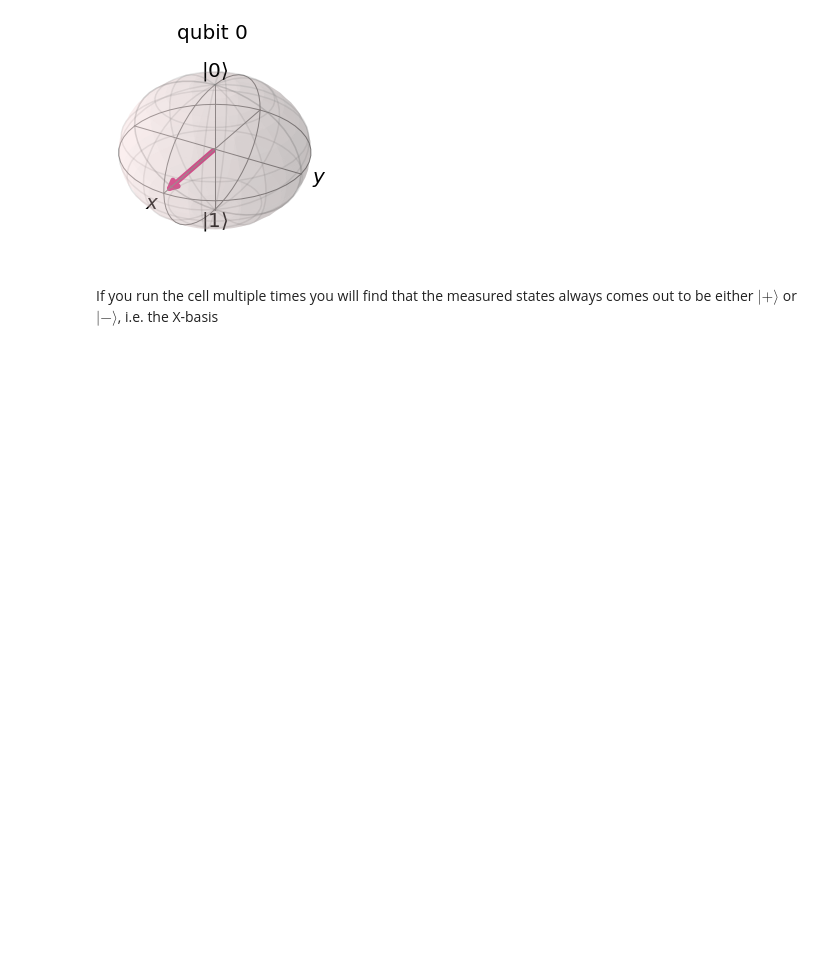
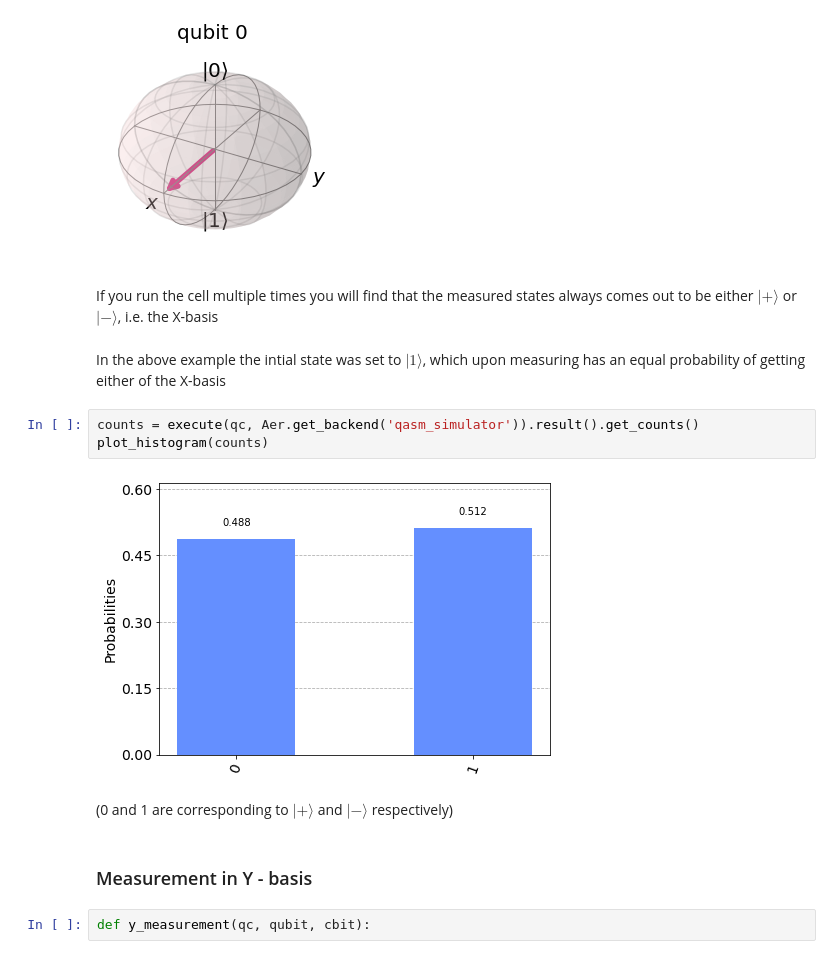
Before and after one commit to vabarbosa/vb_qiskit-quantumcomputing, a Jupyter notebook: SingleQubitGates.ipynb, the cells around one changed output. Cells and saved outputs as stored; diff of their text form; blank space fills up the shorter version.

```diff
--- a/SingleQubitGates.ipynb
+++ b/SingleQubitGates.ipynb
@@ -115,3 +115,16 @@ plot_bloch_multivector(out)
 [figure]
 # %% [markdown]
 If you run the cell multiple times you will find that the measured states always comes out to be either $|+\rangle$ or $|-\rangle$, i.e. the X-basis
+# %% [markdown]
+In the above example the intial state was set to $|1\rangle$, which upon measuring has an equal probability of getting either of the X-basis
+# %%
+counts = execute(qc, Aer.get_backend('qasm_simulator')).result().get_counts()
+plot_histogram(counts)
+# %% [output]
+[figure, added]
+# %% [markdown]
+(0 and 1 are corresponding to $|+\rangle$ and $|-\rangle$ respectively)
+# %% [markdown]
+### Measurement in Y - basis
+# %%
+def y_measurement(qc, qubit, cbit):
```
Also changed, not shown: parts of 1 cell of this notebook.
